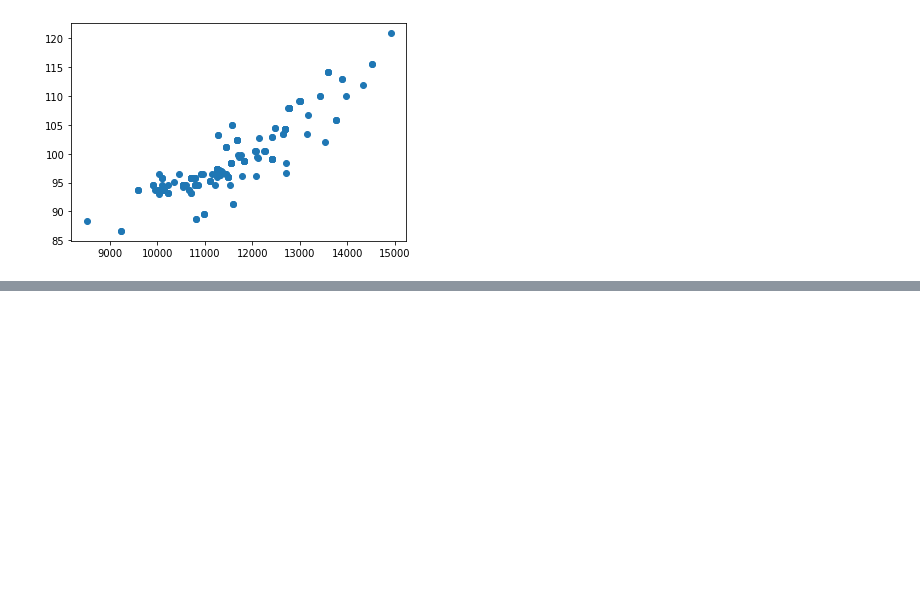
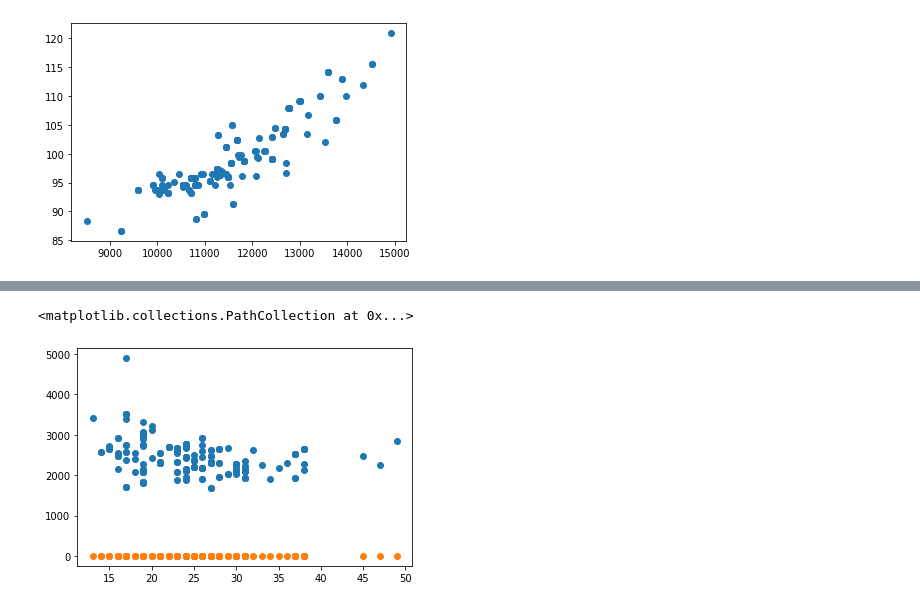
Before and after one commit to sulaiman01/Learning-Projects, a Jupyter notebook: data_visualization.ipynb, the cells around one changed output, grey strips where cells are left out. Drawn from its saved outputs; the diff is of its cells as text; code cells hidden in the pictures; blank space fills up the shorter version.

```diff
--- a/data_visualization.ipynb
+++ b/data_visualization.ipynb
@@ -260,0 +259,10 @@ model_data.to_csv('/drive/My Drive/Projects/machine_learning_projects/car_prices
+# %%
+feature_test_1=data_set['citympg']*data_set['horsepower']
+# %%
+feature_test_2=data_set['carlength']/data_set['carwidth']
+# %%
+plt.scatter(data_set['citympg'],feature_test_1)
+plt.scatter(data_set['citympg'],feature_test_2)
+# %% [output]
+<matplotlib.collections.PathCollection at 0x...>
+[figure, added]
```
Also changed, not shown: parts of 4 cells of this notebook.
